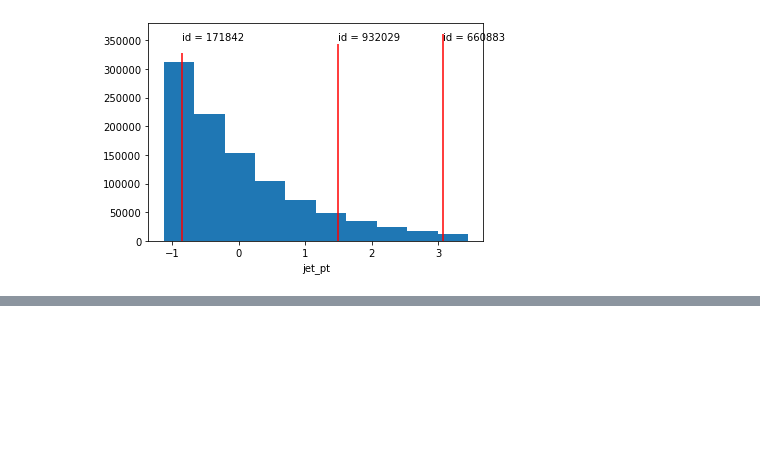
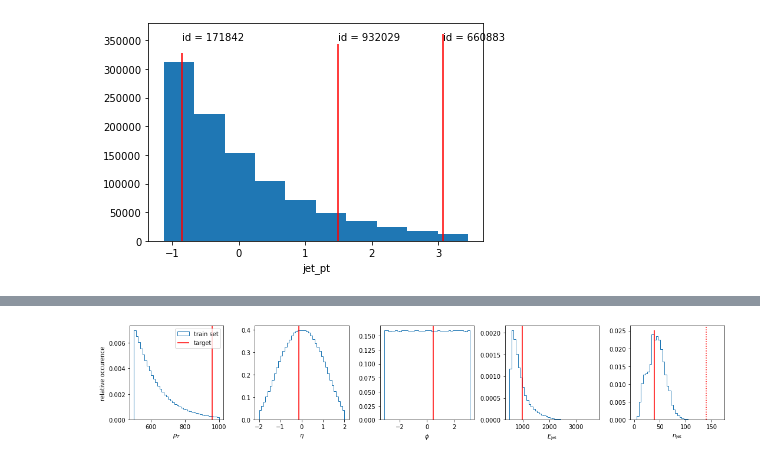
Before and after one commit to sbieringer/ClassificationSurrogates, a Jupyter notebook: output_dists.ipynb, the cells around one changed output, grey strips where cells are left out. Cells and saved outputs as stored; diff of their text form; code cells hidden in the pictures; blank space fills up the shorter version.

```diff
--- a/output_dists.ipynb
+++ b/output_dists.ipynb
@@ -305,0 +317,45 @@ fig.subplots_adjust(wspace=0.)
+# %%
+n_plot = 100
+#n_stat_alea = 500
+
+color = 'C4'
+
+
+k = -10000
+
+dont_use = ['jet_sdmass',
+            'jet_tau1',	'jet_tau2',	'jet_tau3',	'jet_tau4',
+            'aux_genpart_eta', 'aux_genpart_phi', 'aux_genpart_pid', 'aux_genpart_pt', 'aux_truth_match']
+
+dataset_train = JetDataset("./jet_data", 'train', del_context=dont_use)
+conditions_train = np.array(dataset_train.features)
+
+dataset_val = JetDataset("./jet_data", 'val', del_context=dont_use)
+conditions = np.array(dataset_val.features)
+sort_tmp = np.argsort(dataset_val.features[:,1])
+i = sort_tmp[k]
+
+#mask_top = dataset_train.features[:,0] ==1
+#mask_ntop = dataset_train.features[:,0] !=1
+
+titles = [r'$p_T$', r'$\eta$', r'$\phi$', r'$E_\mathrm{jet}$', r'$n_\mathrm{jet}$', ]
+fig, ax = plt.subplots(1, conditions.shape[1]-1, figsize = (15,3))
+for j, a in enumerate(ax):
+    _,b,_ = ax[j].hist(conditions_train[:,j+1]*dataset_train.std_norm[:,j+1] + dataset_train.means_norm[:,j+1],
+                histtype = 'step', density = True, bins = 40, label='train set')
+    ax[j].vlines(conditions[i,j+1]*dataset_val.std_norm[:,j+1] + dataset_val.means_norm[:,j+1],
+                    *ax[j].get_ylim(), color = 'red', label='target')
+    if j == 4:
+        conditions[:,j+1] = (conditions[:,j+1]*dataset_val.std_norm[0,j+1]+100)/dataset_val.std_norm[0,j+1]
+        ax[j].vlines(conditions[i,j+1]*dataset_val.std_norm[:,j+1] + dataset_val.means_norm[:,j+1],
+            *ax[j].get_ylim(), color = 'red', linestyle = ':')
+    ax[j].set_xlabel(titles[j])
+    ax[j].set_ylim(ax[j].get_ylim()[0], ax[j].get_ylim()[1]*0.95)
+
+ax[0].legend()
+ax[0].set_ylabel('relative occurence')
+plt.tight_layout()
+plt.savefig(f'./out_{i}_neighbors_shift.pdf')
+plt.show()
+# %% [output]
+[figure, added]
```
Also changed, not shown: parts of 2 cells of this notebook, 20 other files.
